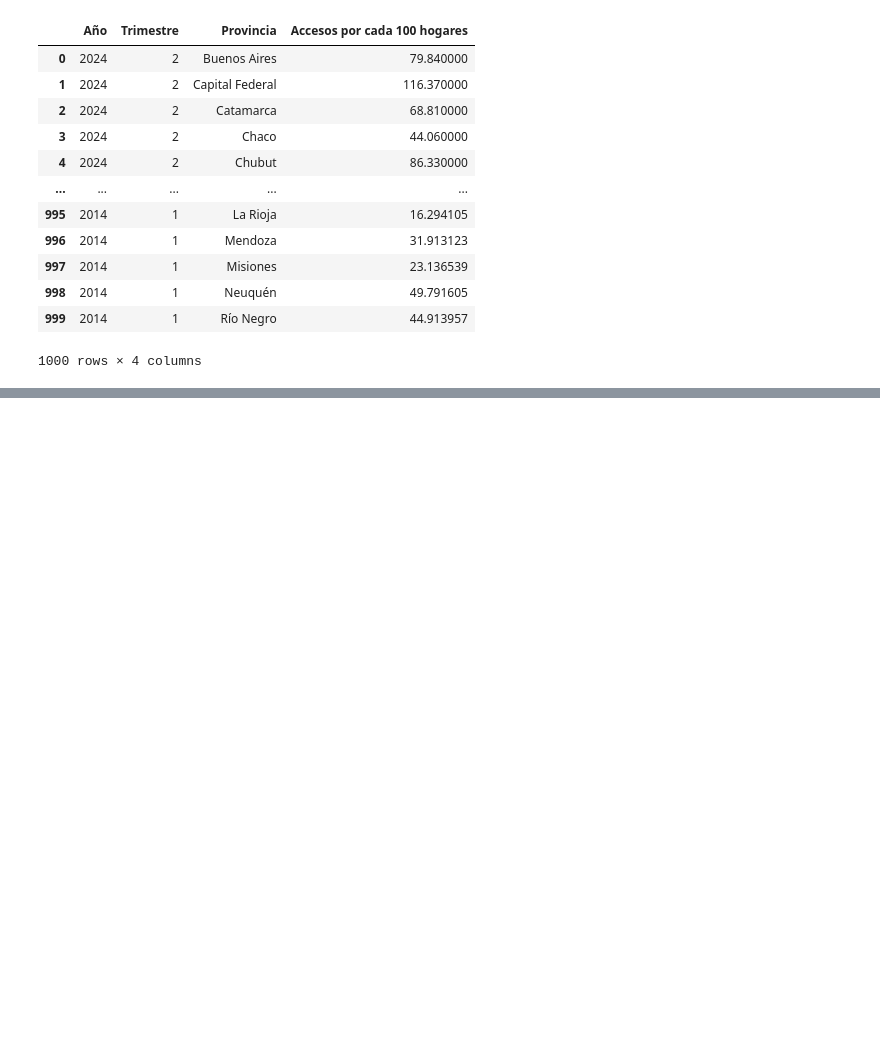
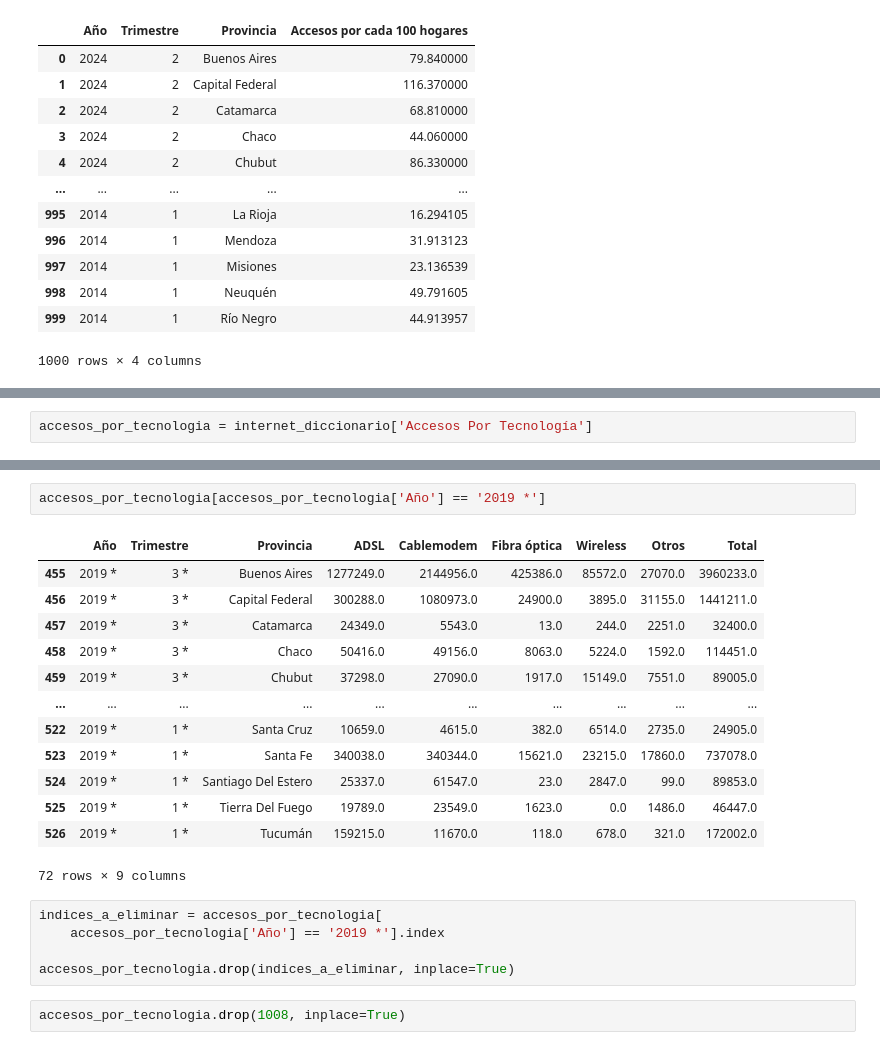
Before and after one commit to FranciscoHugoLezik/Proyecto-Individual-n-2-Telecomunicaciones, a Jupyter notebook: notebooks/Seleccion_de_datasets.ipynb, the cells around one changed output, grey strips where cells are left out. Drawn from its saved outputs; the diff is of its cells as text; blank space fills up the shorter version.

```diff
--- a/notebooks/Seleccion_de_datasets.ipynb
+++ b/notebooks/Seleccion_de_datasets.ipynb
@@ -188,0 +220,2 @@ for dataset in seleccionados:
+# %%
+accesos_por_tecnologia = internet_diccionario['Accesos Por Tecnología']
@@ -188,0 +238,23 @@ for dataset in seleccionados:
+# %%
+accesos_por_tecnologia[accesos_por_tecnologia['Año'] == '2019 *']
+# %% [output]
+|  | Año | Trimestre | Provincia | ADSL | Cablemodem | Fibra óptica | Wireless | Otros | Total |
+| 455 | 2019 * | 3 * | Buenos Aires | 1277249.0 | 2144956.0 | 425386.0 | 85572.0 | 27070.0 | 3960233.0 |
+| 456 | 2019 * | 3 * | Capital Federal | 300288.0 | 1080973.0 | 24900.0 | 3895.0 | 31155.0 | 1441211.0 |
+| 457 | 2019 * | 3 * | Catamarca | 24349.0 | 5543.0 | 13.0 | 244.0 | 2251.0 | 32400.0 |
+| 458 | 2019 * | 3 * | Chaco | 50416.0 | 49156.0 | 8063.0 | 5224.0 | 1592.0 | 114451.0 |
+| 459 | 2019 * | 3 * | Chubut | 37298.0 | 27090.0 | 1917.0 | 15149.0 | 7551.0 | 89005.0 |
+| ... | ... | ... | ... | ... | ... | ... | ... | ... | ... |
+| 522 | 2019 * | 1 * | Santa Cruz | 10659.0 | 4615.0 | 382.0 | 6514.0 | 2735.0 | 24905.0 |
+| 523 | 2019 * | 1 * | Santa Fe | 340038.0 | 340344.0 | 15621.0 | 23215.0 | 17860.0 | 737078.0 |
+| 524 | 2019 * | 1 * | Santiago Del Estero | 25337.0 | 61547.0 | 23.0 | 2847.0 | 99.0 | 89853.0 |
+| 525 | 2019 * | 1 * | Tierra Del Fuego | 19789.0 | 23549.0 | 1623.0 | 0.0 | 1486.0 | 46447.0 |
+| 526 | 2019 * | 1 * | Tucumán | 159215.0 | 11670.0 | 118.0 | 678.0 | 321.0 | 172002.0 |
+72 rows × 9 columns
+# %%
+indices_a_eliminar = accesos_por_tecnologia[
+    accesos_por_tecnologia['Año'] == '2019 *'].index
+
+accesos_por_tecnologia.drop(indices_a_eliminar, inplace=True)
+# %%
+accesos_por_tecnologia.drop(1008, inplace=True)
```
Also changed, not shown: parts of 10 cells of this notebook, 5 other files.
